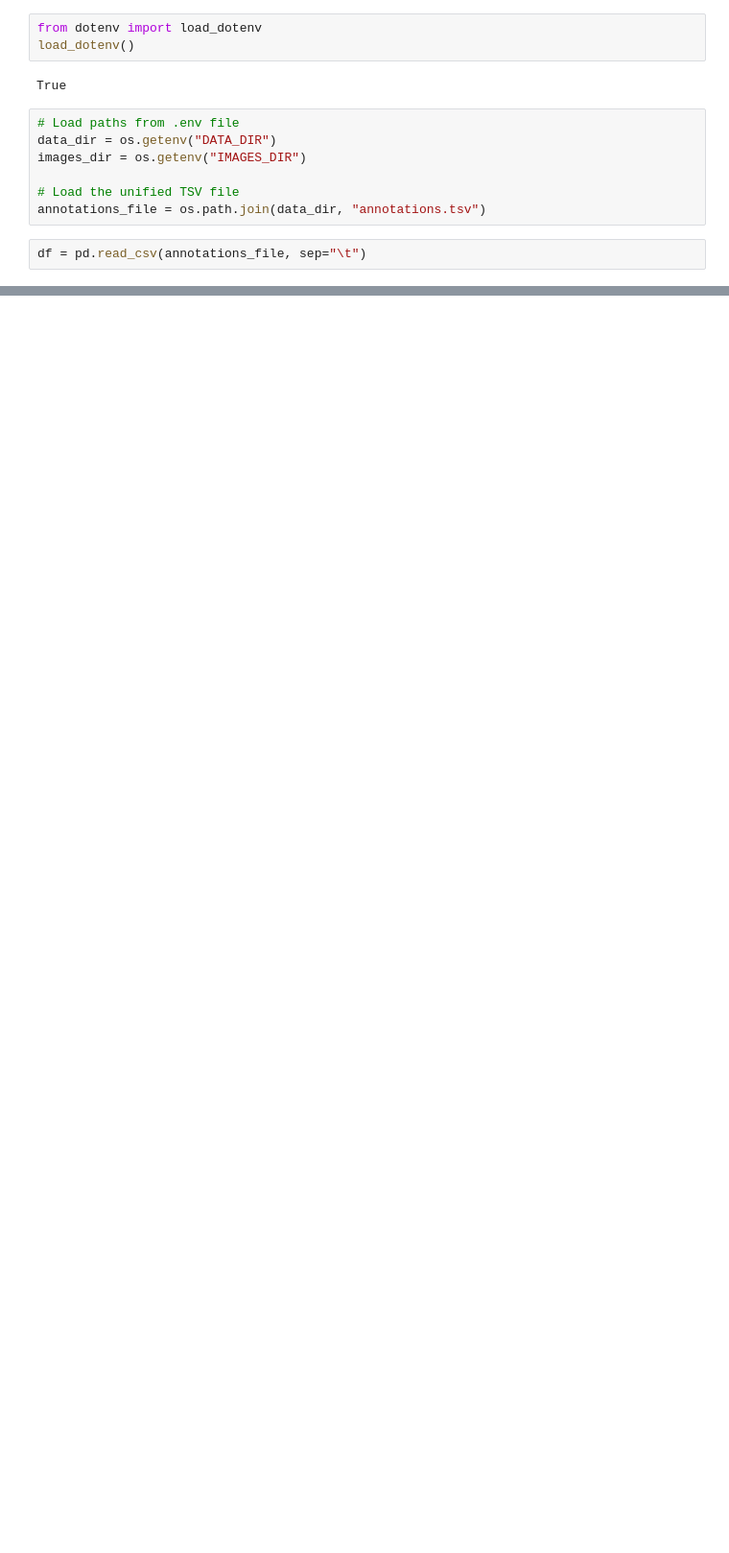
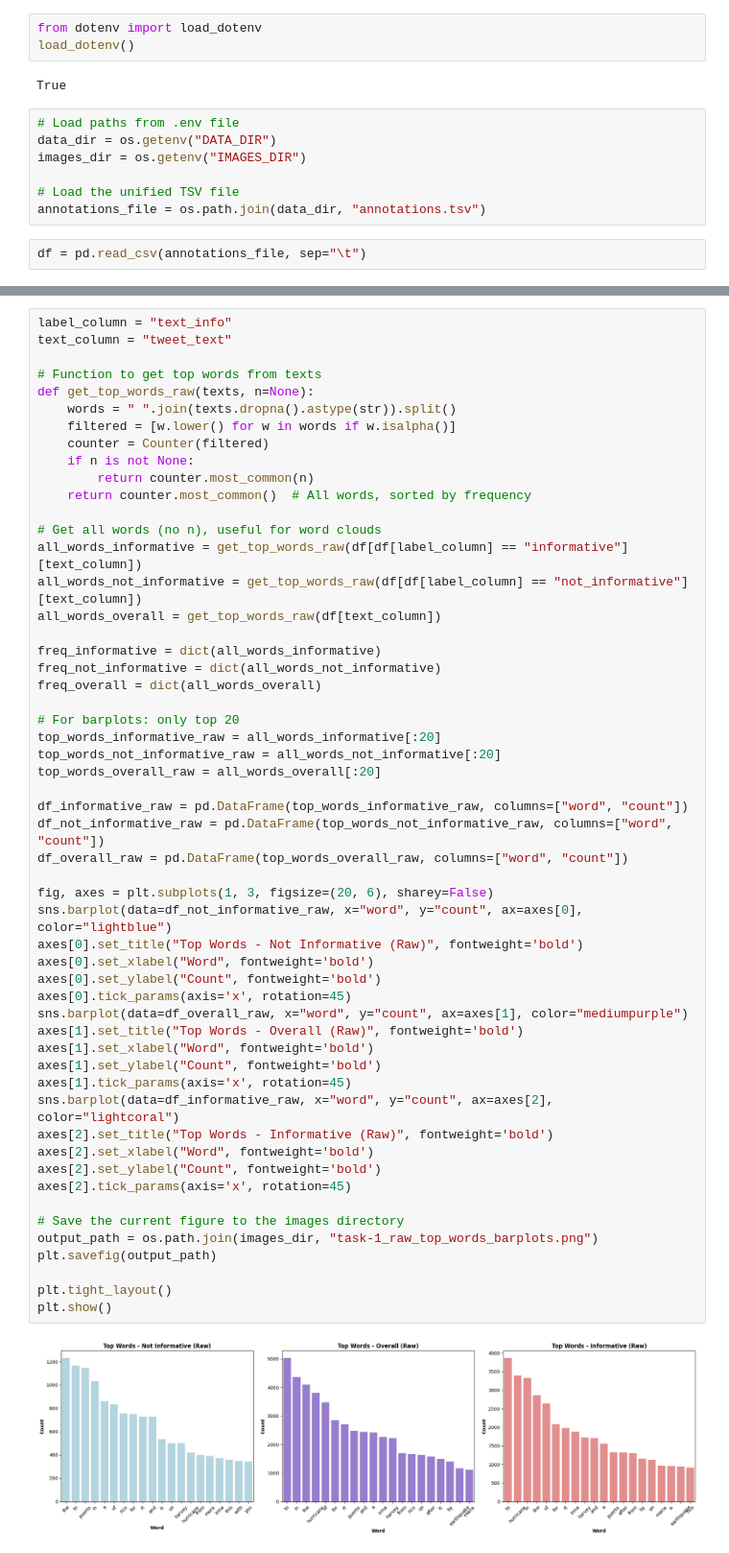
Before and after one commit to andreaceto/multimodal-crisis-classification, a Jupyter notebook: eda/text_analysis.ipynb, the cells around one changed output, grey strips where cells are left out. Shown at 96% size. Drawn from its saved outputs; the diff is of its cells as text; blank space fills up the shorter version.

```diff
--- a/eda/text_analysis.ipynb
+++ b/eda/text_analysis.ipynb
@@ -147,0 +204,56 @@ plt.show()
+# %%
+label_column = "text_info"
+text_column = "tweet_text"
+
+# Function to get top words from texts
+def get_top_words_raw(texts, n=None):
+    words = " ".join(texts.dropna().astype(str)).split()
+    filtered = [w.lower() for w in words if w.isalpha()]
+    counter = Counter(filtered)
+    if n is not None:
+        return counter.most_common(n)
+    return counter.most_common()  # All words, sorted by frequency
+
+# Get all words (no n), useful for word clouds
+all_words_informative = get_top_words_raw(df[df[label_column] == "informative"][text_column])
+all_words_not_informative = get_top_words_raw(df[df[label_column] == "not_informative"][text_column])
+all_words_overall = get_top_words_raw(df[text_column])
+
+freq_informative = dict(all_words_informative)
+freq_not_informative = dict(all_words_not_informative)
+freq_overall = dict(all_words_overall)
+
+# For barplots: only top 20
+top_words_informative_raw = all_words_informative[:20]
+top_words_not_informative_raw = all_words_not_informative[:20]
+top_words_overall_raw = all_words_overall[:20]
+
+df_informative_raw = pd.DataFrame(top_words_informative_raw, columns=["word", "count"])
+df_not_informative_raw = pd.DataFrame(top_words_not_informative_raw, columns=["word", "count"])
+df_overall_raw = pd.DataFrame(top_words_overall_raw, columns=["word", "count"])
+
+fig, axes = plt.subplots(1, 3, figsize=(20, 6), sharey=False)
+sns.barplot(data=df_not_informative_raw, x="word", y="count", ax=axes[0], color="lightblue")
+axes[0].set_title("Top Words - Not Informative (Raw)", fontweight='bold')
+axes[0].set_xlabel("Word", fontweight='bold')
+axes[0].set_ylabel("Count", fontweight='bold')
+axes[0].tick_params(axis='x', rotation=45)
+sns.barplot(data=df_overall_raw, x="word", y="count", ax=axes[1], color="mediumpurple")
+axes[1].set_title("Top Words - Overall (Raw)", fontweight='bold')
+axes[1].set_xlabel("Word", fontweight='bold')
+axes[1].set_ylabel("Count", fontweight='bold')
+axes[1].tick_params(axis='x', rotation=45)
+sns.barplot(data=df_informative_raw, x="word", y="count", ax=axes[2], color="lightcoral")
+axes[2].set_title("Top Words - Informative (Raw)", fontweight='bold')
+axes[2].set_xlabel("Word", fontweight='bold')
+axes[2].set_ylabel("Count", fontweight='bold')
+axes[2].tick_params(axis='x', rotation=45)
+
+# Save the current figure to the images directory
+output_path = os.path.join(images_dir, "task-1_raw_top_words_barplots.png")
+plt.savefig(output_path)
+
+plt.tight_layout()
+plt.show()
+# %% [output]
+[figure, added]
```
Also changed, not shown: parts of 59 cells of this notebook, 20 other files.
